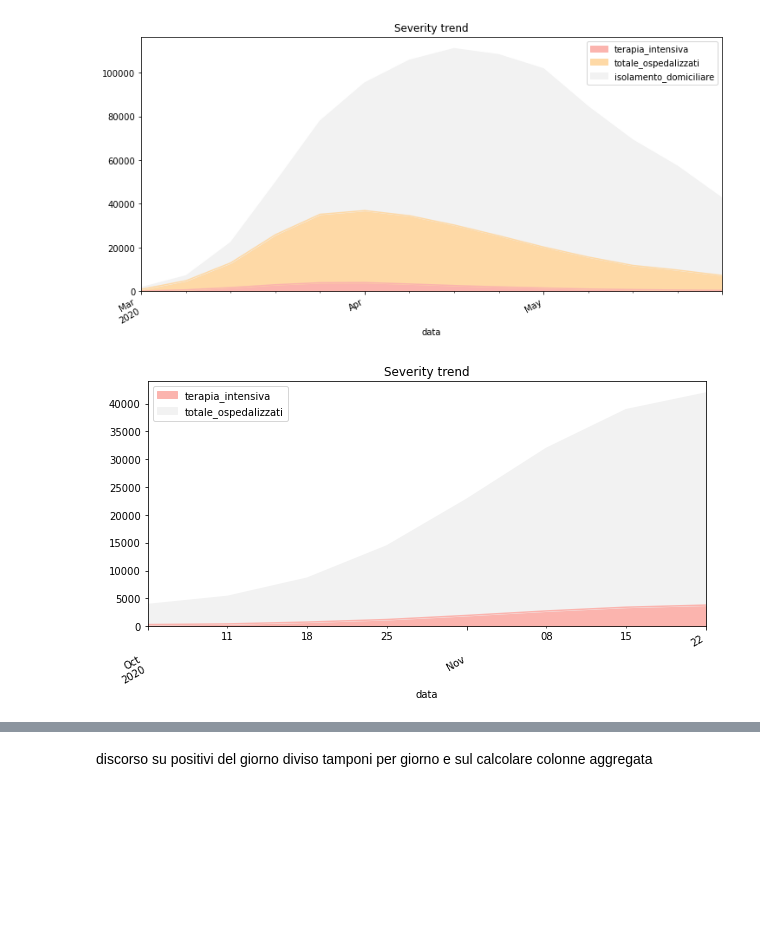
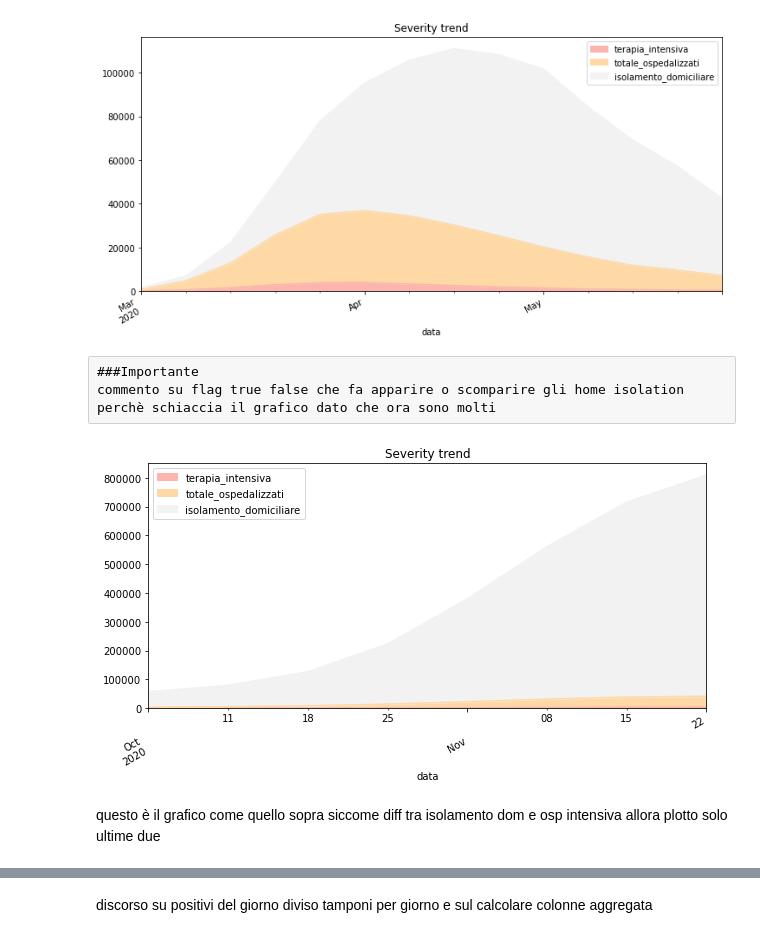
Before and after one commit to iacopoerpichini/AAGM, a Jupyter notebook: Erpichini.ipynb, the cells around one changed output, grey strips where cells are left out. Cells and saved outputs as stored; diff of their text form; code cells hidden in the pictures; blank space fills up the shorter version.

```diff
--- a/Erpichini.ipynb
+++ b/Erpichini.ipynb
@@ -307,25 +314,25 @@ data_to_plot.plot.area(figsize=(12,6),title="Severity trend",colormap="Pastel1")
 plt.gcf().autofmt_xdate()
 # %% [output]
 [figure]
+# %% [raw]
+###Importante
+commento su flag true false che fa apparire o scomparire gli home isolation perchè schiaccia il grafico dato che ora sono molti
 # %%
 # data manipulation
 # this flag is for display the home isolation of last period
 # i set false because there are so much cases in home and this fact gave us a unreadable graph
-home_isolation = False # U CAN CHANGE IT
-# chose the data to display
-if home_isolation:
-    data_to_plot = df_regions[["data","terapia_intensiva","totale_ospedalizzati","isolamento_domiciliare"]]
-else:
-    data_to_plot = df_regions[["data","terapia_intensiva","totale_ospedalizzati"]]
+data_to_plot = df_regions[["data","terapia_intensiva","totale_ospedalizzati","isolamento_domiciliare"]]
 # focus on the last 2 months data>2020-10-01T18:00:00
 # data field can be changed for made different views
 
 data_to_plot = data_to_plot.loc[data_to_plot["data"]>"2020-10-01"]
 # group by data with week frequency
 data_to_plot = data_to_plot.groupby(["data"]).sum().asfreq("W")
 
 # start plotting for this data i use the .plot() of pandas
 data_to_plot.plot.area(figsize=(10,5),title="Severity trend",colormap="Pastel1")
 plt.gcf().autofmt_xdate()
 # %% [output]
-[figure, old version]
+[figure, new version]
+# %% [markdown]
+questo è il grafico come quello sopra siccome diff tra isolamento dom e osp intensiva allora plotto solo ultime due
```
Also changed, not shown: parts of 50 cells of this notebook.
